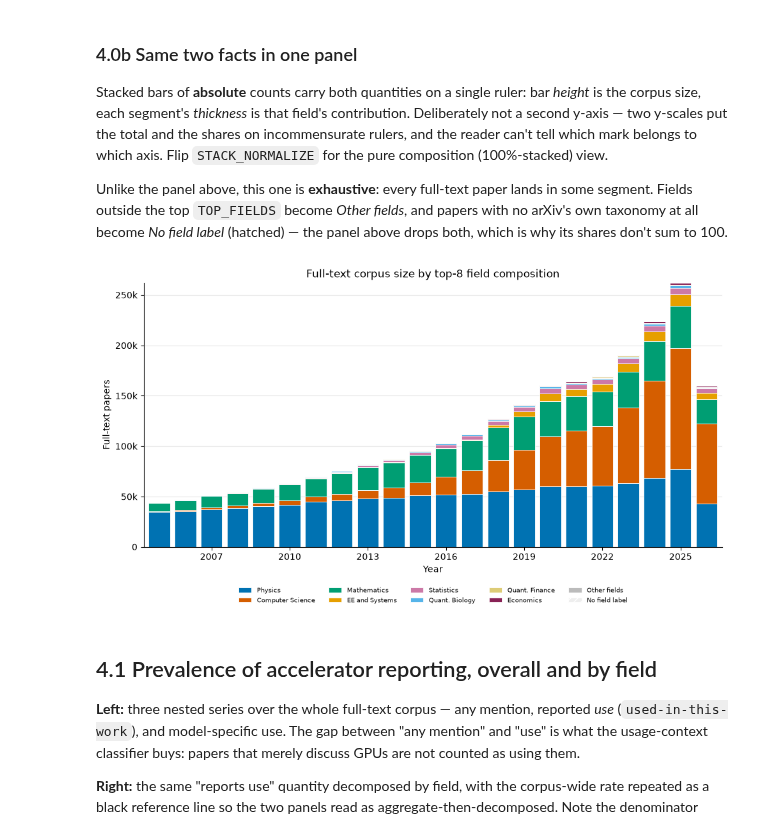
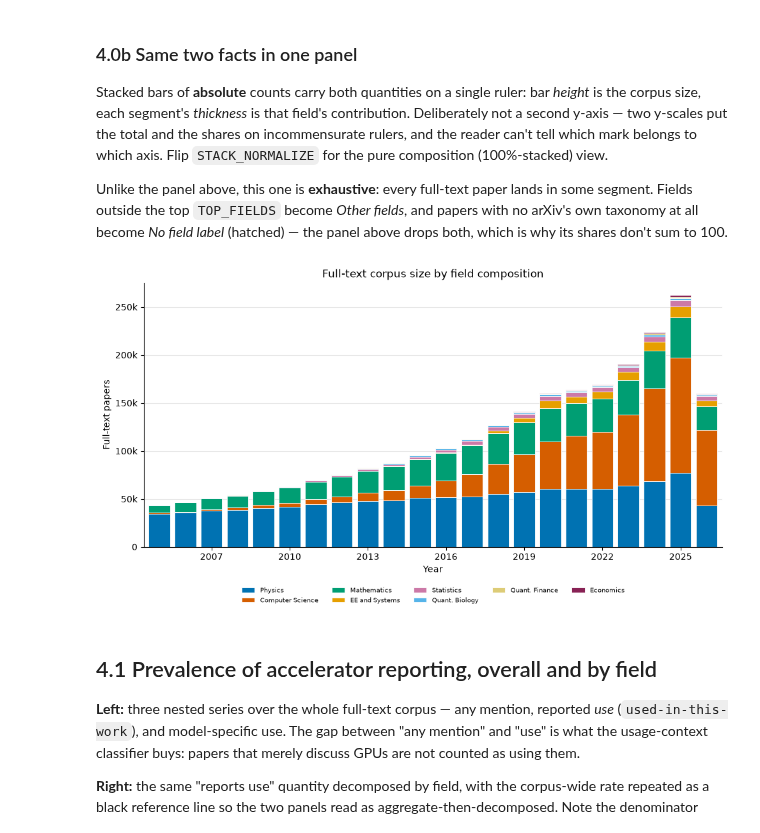
Before and after one commit to tgebhart/accelscan, a Jupyter notebook: notebooks/arxiv/trends.ipynb, the cells around one changed output. Drawn from its saved outputs; the diff is of its cells as text; code cells hidden in the pictures.

```diff
--- a/notebooks/arxiv/trends.ipynb
+++ b/notebooks/arxiv/trends.ipynb
@@ -157,7 +157,8 @@ OTHER, NOLAB = 'Other fields', 'No field label'
 
 order = (papers.filter(pl.col('field').is_in(fields_top)).group_by('field')
          .agg(n=pl.len()).sort('n', descending=True)['field'].to_list())
-segments = order + [OTHER, NOLAB]
+# segments = order + [OTHER, NOLAB]
+segments = order
 COLOR = {f: STACK_PAL[i % len(STACK_PAL)] for i, f in enumerate(order)}
 COLOR[OTHER], COLOR[NOLAB] = '#BBBBBB', '#EEEEEE'
 HATCH = {NOLAB: '///'}
@@ -176,36 +177,36 @@ assert total.sum() == papers.height, 'segments must partition the corpus'
 Z = 100 * Y / total if STACK_NORMALIZE else Y
 
 fig, ax = plt.subplots(figsize=(10, 5.6))
 bottom = np.zeros(len(yr))
 for s, row in zip(segments, Z):
     ax.bar(yr, row, bottom=bottom, width=0.82, label=s, color=COLOR[s],
            hatch=HATCH.get(s), edgecolor='white', linewidth=0.6)
     bottom += row
 
 # No inline segment labels: with 10 segments the text spans neighbouring bars and
 # reads as if it belonged to them. Identity comes from the legend below, whose
 # reading order matches the stack order, plus the hatch on the unlabeled segment.
 if STACK_NORMALIZE:
     ax.set(ylabel='Percentage of full-text corpus', ylim=(0, 100))
 else:
     ax.set(ylabel='Full-text papers')
     ax.yaxis.set_major_formatter(lambda v, _: '0' if not v else
                                  f'{v*1e-6:g}M' if v >= 1e6 else f'{v*1e-3:g}k')
     # ax.annotate(f'{total[-1]:,.0f} papers in {yr[-1]}',
     #             xy=(yr[-1], total[-1]), xytext=(-4, 8), textcoords='offset points',
     #             ha='right', fontsize=8, color='#555555')
 ax.set(xlabel='Year', xlim=(yr[0] - 0.6, yr[-1] + 0.6),
-       title=f'Full-text corpus: top-{TOP_FIELDS} field composition' if STACK_NORMALIZE
-             else f'Full-text corpus size by top-{TOP_FIELDS} field composition')
+       title=f'Full-text corpus: field composition' if STACK_NORMALIZE
+             else f'Full-text corpus size by field composition')
 # legend below the plot: in the 100%-stacked view there is no empty corner for it
 ax.legend(loc='upper center', bbox_to_anchor=(0.5, -0.13), ncol=5,
           fontsize=7.5, frameon=False)
 ax.grid(alpha=0.3, axis='y'); ax.set_axisbelow(True)
 for sp in ('top', 'right'):
     ax.spines[sp].set_visible(False)
 plt.tight_layout(); plt.show()
 # %% [output]
-[figure, old version]
+[figure, new version]
 # %% [markdown]
 ## 4.1 Prevalence of accelerator reporting, overall and by field
 
```
Also changed, not shown: 17 other files.
